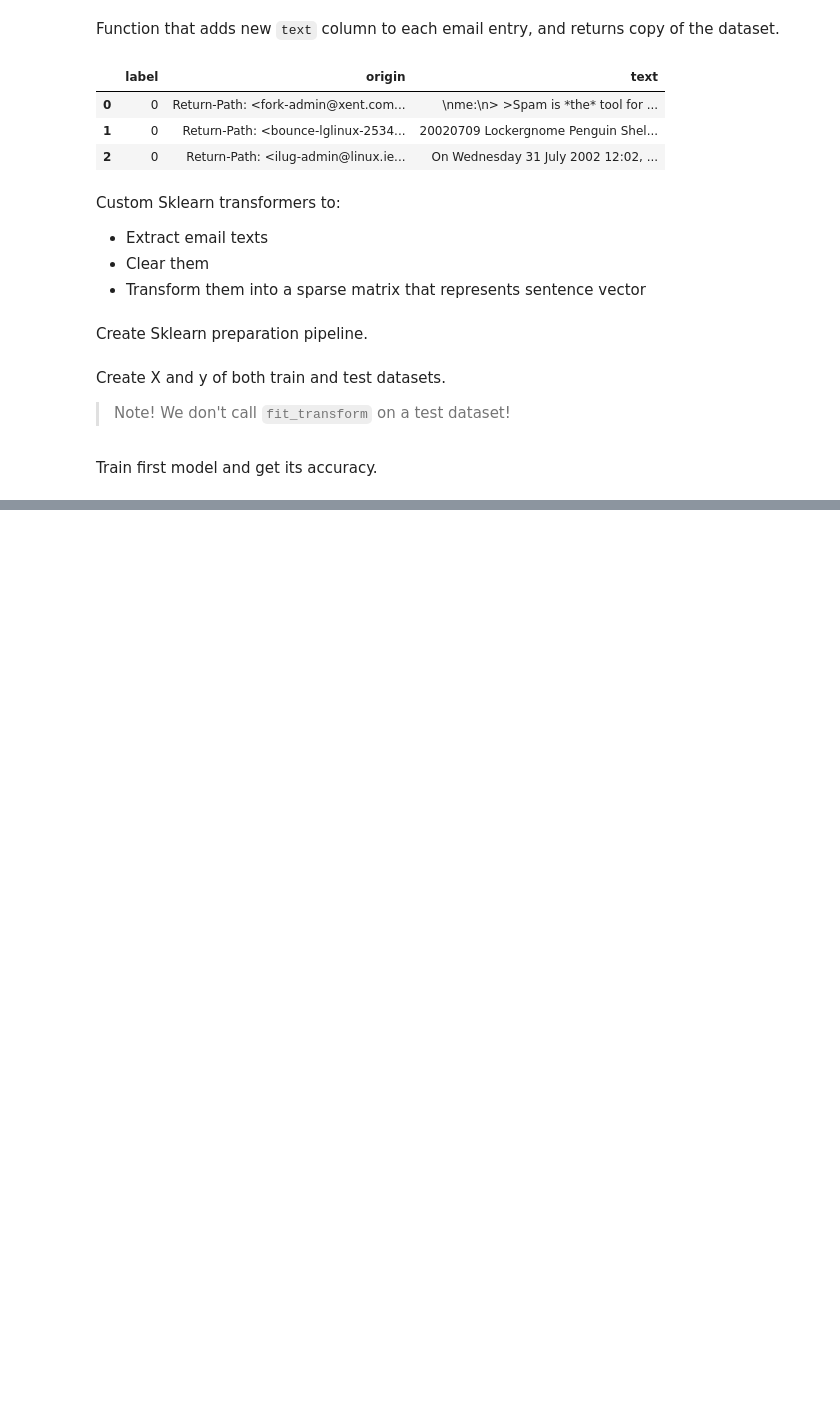
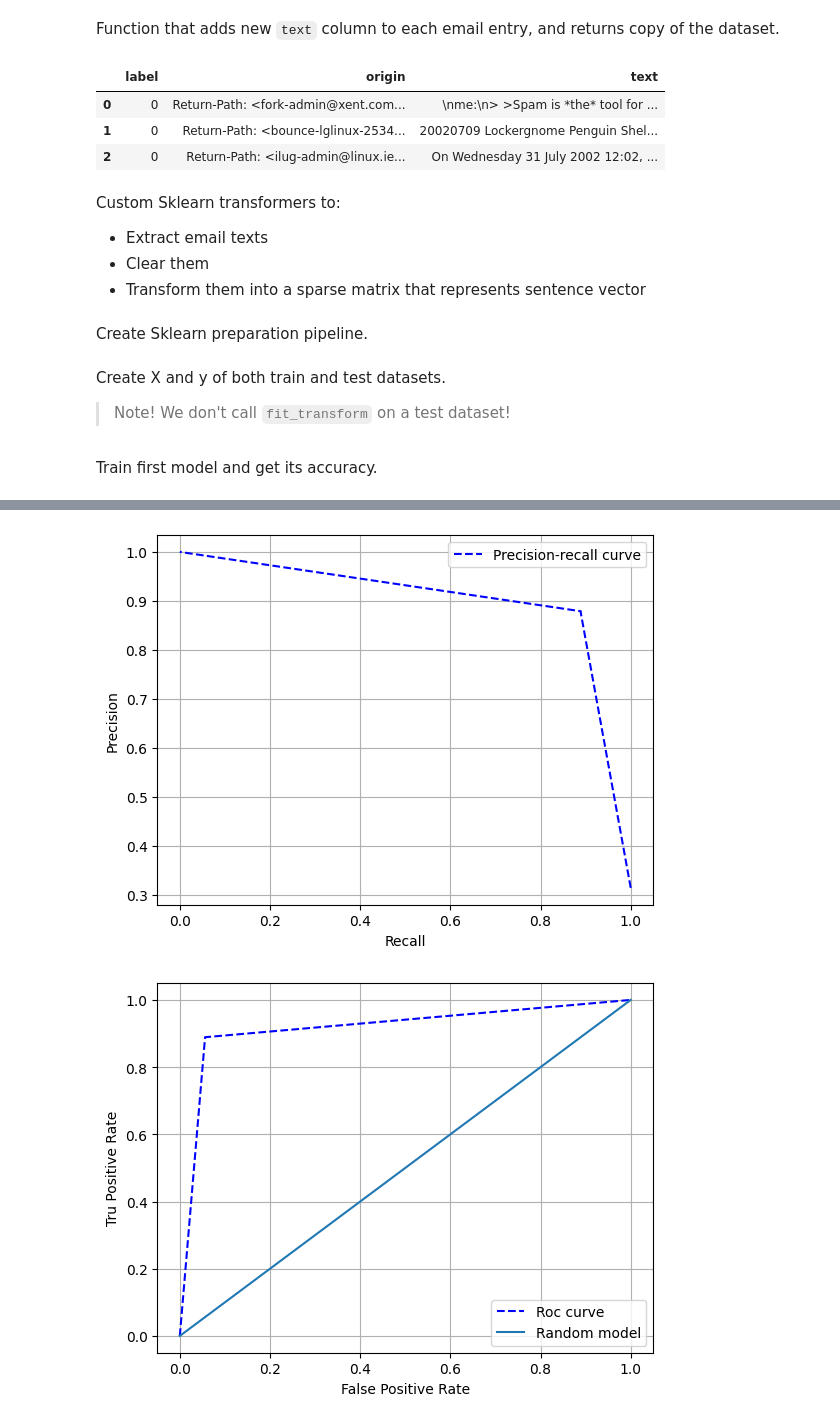
Before and after one commit to yeghor/Learning-Machine-Learning, a Jupyter notebook: jupyter_notes/Spam-Letters-Classification.ipynb, the cells around one changed output, grey strips where cells are left out. Saved outputs shown, nothing was run; the diff lists cells and outputs as text; code cells hidden in the pictures; blank space fills up the shorter version.

```diff
--- a/jupyter_notes/Spam-Letters-Classification.ipynb
+++ b/jupyter_notes/Spam-Letters-Classification.ipynb
@@ -254,0 +292,14 @@ SVC First model accuracy - 0.92145213534233
+# %%
+random_forest_clf = RandomForestClassifier()
+
+tree_predictions = cross_val_predict(random_forest_clf, X_train[:3000], y_train[:3000], cv=3, n_jobs=-1)
+tree_predictions_proba = cross_val_predict(random_forest_clf, X_train, y_train, cv=3, method="predict_proba", n_jobs=-1)
+# %%
+precisions, recalls, thresholds = precision_recall_curve(y_train, tree_predictions_proba[:, 1])
+fpr, tpr, thresholds = roc_curve(y_train, tree_predictions_proba[:, 1])
+# %%
+plot_precision_recall_curve(precisions, recalls)
+plot_roc(fpr, tpr)
+# %% [output]
+[figure, added]
+[figure, added]
```
Also changed, not shown: parts of 10 cells of this notebook, 1 other file.
